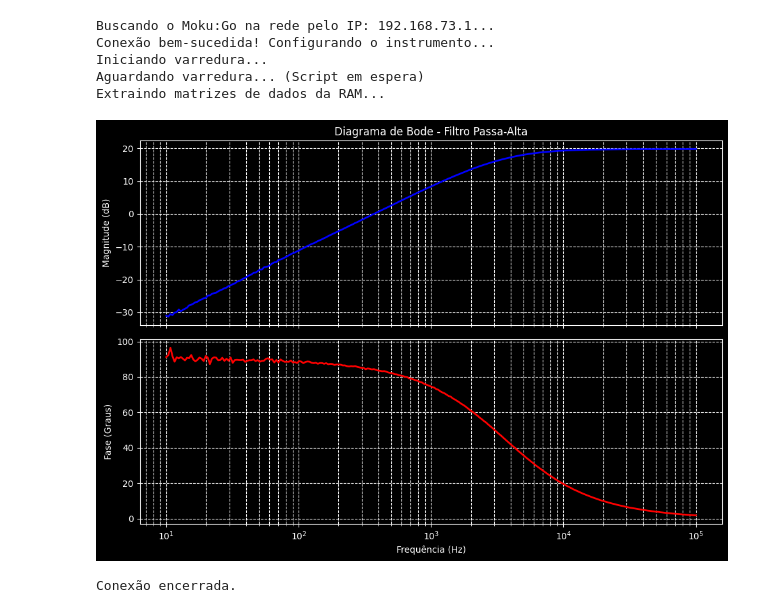
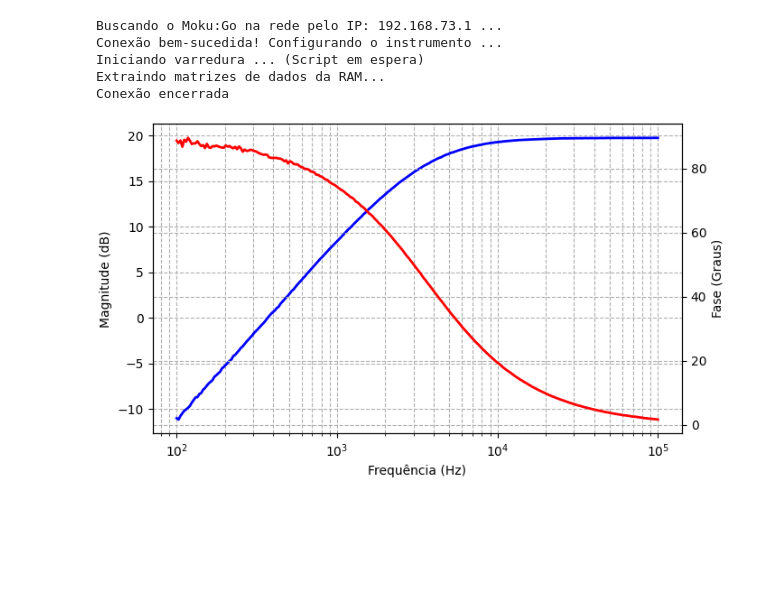
Before and after one commit to Siqueiraph/MokuGo-Passa-Alta, a Jupyter notebook: Filtro Passa Alta.ipynb, the cells around one changed output. Cells and saved outputs as stored; diff of their text form; code cells hidden in the pictures; blank space fills up the shorter version.

```diff
--- a/Filtro Passa Alta.ipynb
+++ b/Filtro Passa Alta.ipynb
@@ -1,4 +1,6 @@
 # %%
+%matplotlib widget
+
 import time
 import matplotlib.pyplot as plt
 from moku.instruments import FrequencyResponseAnalyzer
@@ -7,84 +9,79 @@ import traceback
 import numpy as np
 import pandas as pd
 from scipy.optimize import curve_fit
+
+## Estilo dos gráficos ######################################################################################################
+
+plt.style.use('default') # Gráficos com fundo branco
+# plt.rcParams["figure.autolayout"] = True
+# plt.rcParams["figure.figsize"] = [16, 9] # [7, 4] # [8, 5]
+plt.style.use({
+    'figure.figsize': [7,4], 'figure.constrained_layout.use': True, #'text.usetex' : True,
+    'axes.titlesize': 14, 'legend.fontsize': 10, 'axes.labelsize': 10,'xtick.labelsize': 10, 'ytick.labelsize': 10,
+})
 # %%
+## CONEXÃO E COLETA DE DADOS ################################################################################################
+
 MOKU_IP = '192.168.73.1' # IP do equipamento
-FRA = None # Garante que a variável existe, mesmo se a conexão explodir
-# FRA: Frequency Response Analyzer
+FRA = None # Garante que a variável existe, mesmo se a conexão explodir. FRA: Frequency Response Analyzer
 
 try:
-    print(f"Buscando o Moku:Go na rede pelo IP: {MOKU_IP}...")
-    FRA = FrequencyResponseAnalyzer(MOKU_IP, force_connect=True) # force_connect=True garante controle mesmo com o app aberto
-    print("Conexão bem-sucedida! Configurando o instrumento...")
+    print(f"Buscando o Moku:Go na rede pelo IP: {MOKU_IP} ...")
+    FRA = FrequencyResponseAnalyzer(MOKU_IP, force_connect=True) # 'force_connect=True' garante controle mesmo com o app aberto
+    print("Conexão bem-sucedida! Configurando o instrumento ...")
 
     # 1. Configura a varredura
     FRA.set_sweep(
-        start_frequency=10, stop_frequency=100e3, num_points=256,
+        start_frequency=100, stop_frequency=100e3, num_points=256,
         settling_cycles=2, averaging_cycles=2, strict=False
     )
     FRA.set_output(1, amplitude=1.0, offset=0.0)
 
-    # 3. Inicia a varredura
-    print("Iniciando varredura...")
+    # 3. Inicia a varredura, espera terminar e extrai os dados
+    print("Iniciando varredura ... (Script em espera)")
     FRA.start_sweep()
-
-    # 4. Espera terminar e extrai os dados em uma única operação
-    print("Aguardando varredura... (Script em espera)")
     data = FRA.get_data(wait_complete=True)
 
-    # # --- BLOCO DE DIAGNÓSTICO ---
-    # print("\n--- MAPEAMENTO DO DICIONÁRIO DE DADOS ---")
-    # print("Chaves primárias encontradas:", list(data.keys()))
-
-    # for key in data.keys():
-    #     if isinstance(data[key], dict):
-    #         print(f"-> Sub-chaves dentro de '{key}':", list(data[key].keys()))
-    #     elif isinstance(data[key], list) or isinstance(data[key], np.ndarray):
-    #         print(f"-> A chave '{key}' é um array com {len(data[key])} elementos.")
-
-    # 5. Extração e Tratamento dos Dados (Convertendo saída do Moku para Arrays do NumPy)
+    # 4. Extração e Tratamento dos Dados (Convertendo saída do Moku para Arrays do NumPy)
     print("Extraindo matrizes de dados da RAM...")
     freqs = np.array(data['ch1']['frequency'])
 
-    # Usando as chaves atualizadas da API ('magnitude' e 'phase')
+    # Chaves da API do MokuGo ('magnitude' e 'phase')
     mag_ch1 = np.array(data['ch1']['magnitude'])
     mag_ch2 = np.array(data['ch2']['magnitude'])
     phase_ch1 = np.array(data['ch1']['phase'])
     phase_ch2 = np.array(data['ch2']['phase'])
 
     # A atenuação real do filtro (CH2 - CH1) --> Magnitude (dB) = 20 * log10(|Vout/Vin|) = Mag_CH2(dB) - Mag_CH1(dB)
     transfer_magnitude = mag_ch2 - mag_ch1
-    transfer_phase = np.rad2deg( np.unwrap( np.deg2rad( phase_ch2 - phase_ch1 ) ) ) # Unwrap da fase para evitar saltos de 360 graus
+    transfer_phase = np.rad2deg( np.unwrap( np.deg2rad(phase_ch2 - phase_ch1) ) ) # Unwrap da fase para evitar saltos de 360 graus
 
-    # 6. Visualização Rápida
-    fig, (ax1, ax2) = plt.subplots(2, 1, figsize=(10, 7), sharex=True)
+    # 5. Visualização Rápida
+    fig, ax1 = plt.subplots( figsize=(7, 4), sharex=True)
 
     ax1.semilogx(freqs, transfer_magnitude, color='b', linewidth=2)
+    ax1.set_xlabel('Frequência (Hz)')
     ax1.set_ylabel('Magnitude (dB)')
-    ax1.set_title('Diagrama de Bode - Filtro Passa-Alta')
     ax1.grid(True, which="both", ls="--")
 
+    ax2 = ax1.twinx()
     ax2.semilogx(freqs, transfer_phase, color='r', linewidth=2)
     ax2.set_xlabel('Frequência (Hz)')
     ax2.set_ylabel('Fase (Graus)')
     ax2.grid(True, which="both", ls="--")
 
-    plt.tight_layout()
-    plt.show()
-
 except Exception as e:
     traceback.print_exc()
 
-finally: # MANDATÓRIO: Libera o instrumento para não travar o Moku:Go
-    if FRA is not None: # Só tenta liberar se o instrumento realmente foi conectado
+finally: # Libera o instrumento para não travar o Moku:Go
+    if FRA is not None: # Só libera se o instrumento estava conectado
         FRA.relinquish_ownership()
-        print("Conexão encerrada.")
+        print("Conexão encerrada")
 # %% [output]
-Buscando o Moku:Go na rede pelo IP: 192.168.73.1...
-Conexão bem-sucedida! Configurando o instrumento...
-Iniciando varredura...
-Aguardando varredura... (Script em espera)
+Buscando o Moku:Go na rede pelo IP: 192.168.73.1 ...
+Conexão bem-sucedida! Configurando o instrumento ...
+Iniciando varredura ... (Script em espera)
 Extraindo matrizes de dados da RAM...
+Conexão encerrada
-[figure, old version]
+[figure, new version]
-Conexão encerrada.
 # %%
```
Also changed, not shown: parts of 1 cell of this notebook.
